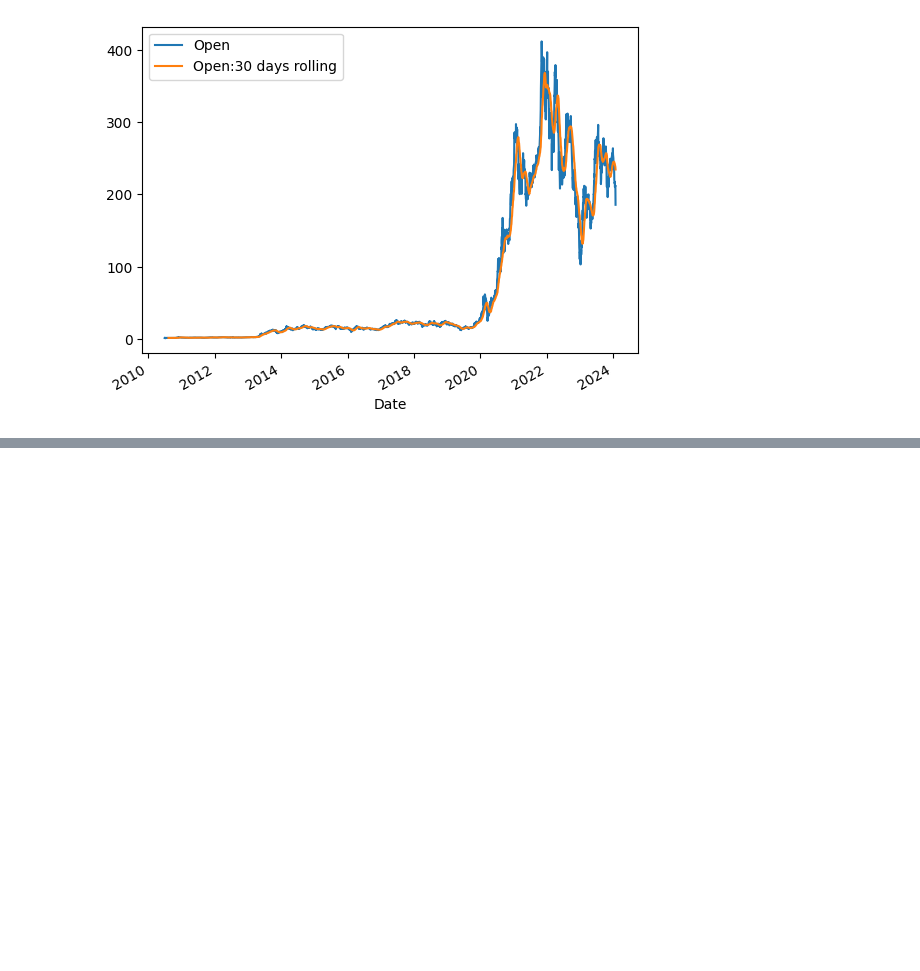
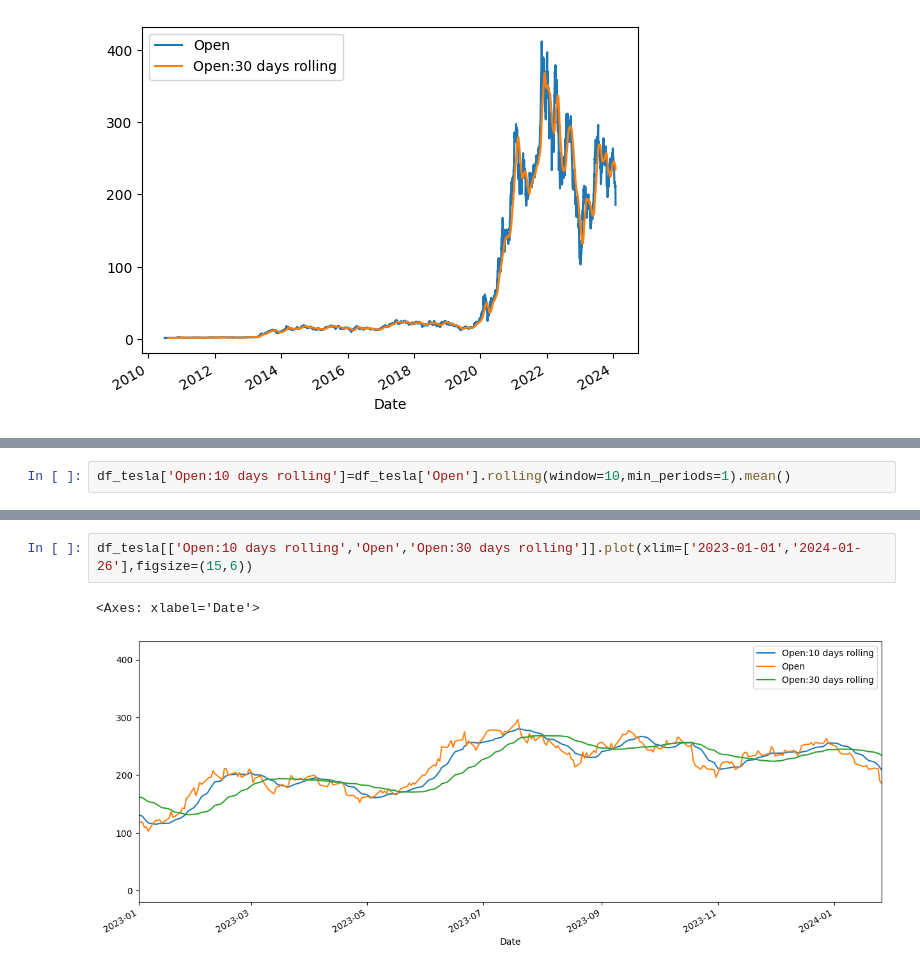
Before and after one commit to kusum1984/Time_series, a Jupyter notebook: Timeseries_EDA.ipynb, the cells around one changed output, grey strips where cells are left out. Saved outputs shown, nothing was run; the diff lists cells and outputs as text; blank space fills up the shorter version.

```diff
--- a/Timeseries_EDA.ipynb
+++ b/Timeseries_EDA.ipynb
@@ -423,0 +430,2 @@ df_tesla[['Open','Open:30 days rolling']].plot()
+# %%
+df_tesla['Open:10 days rolling']=df_tesla['Open'].rolling(window=10,min_periods=1).mean()
@@ -423,0 +442,5 @@ df_tesla[['Open','Open:30 days rolling']].plot()
+# %%
+df_tesla[['Open:10 days rolling','Open','Open:30 days rolling']].plot(xlim=['2023-01-01','2024-01-26'],figsize=(15,6))
+# %% [output]
+<Axes: xlabel='Date'>
+[figure, added]
```
Also changed, not shown: parts of 9 cells of this notebook.
